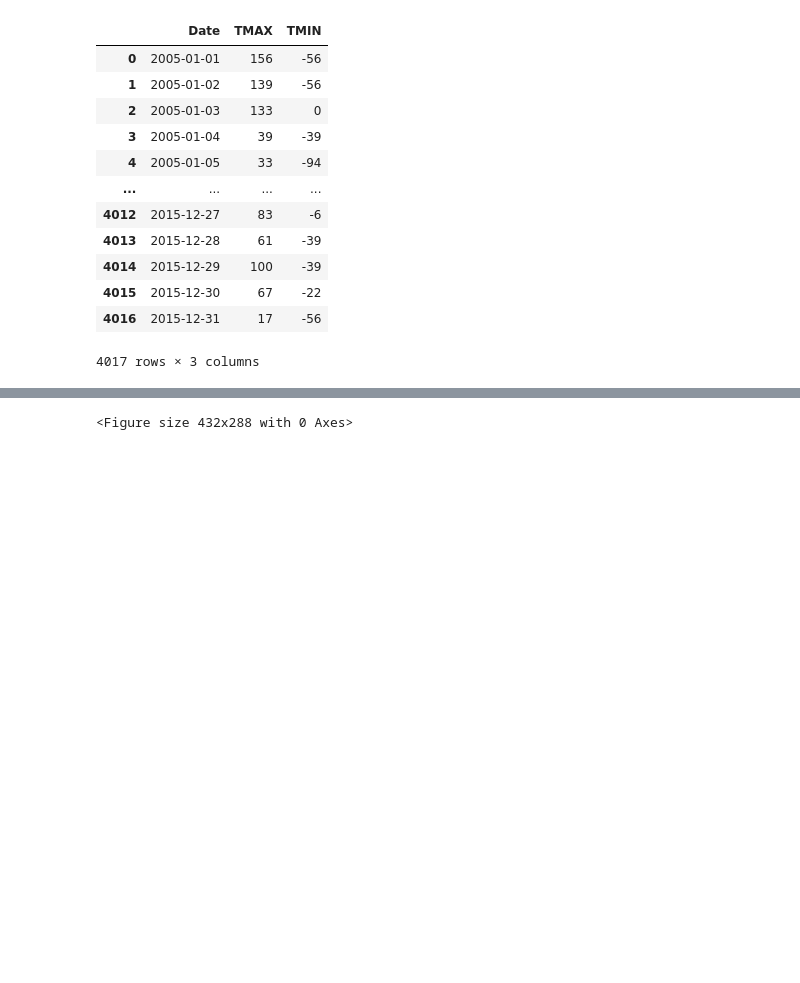
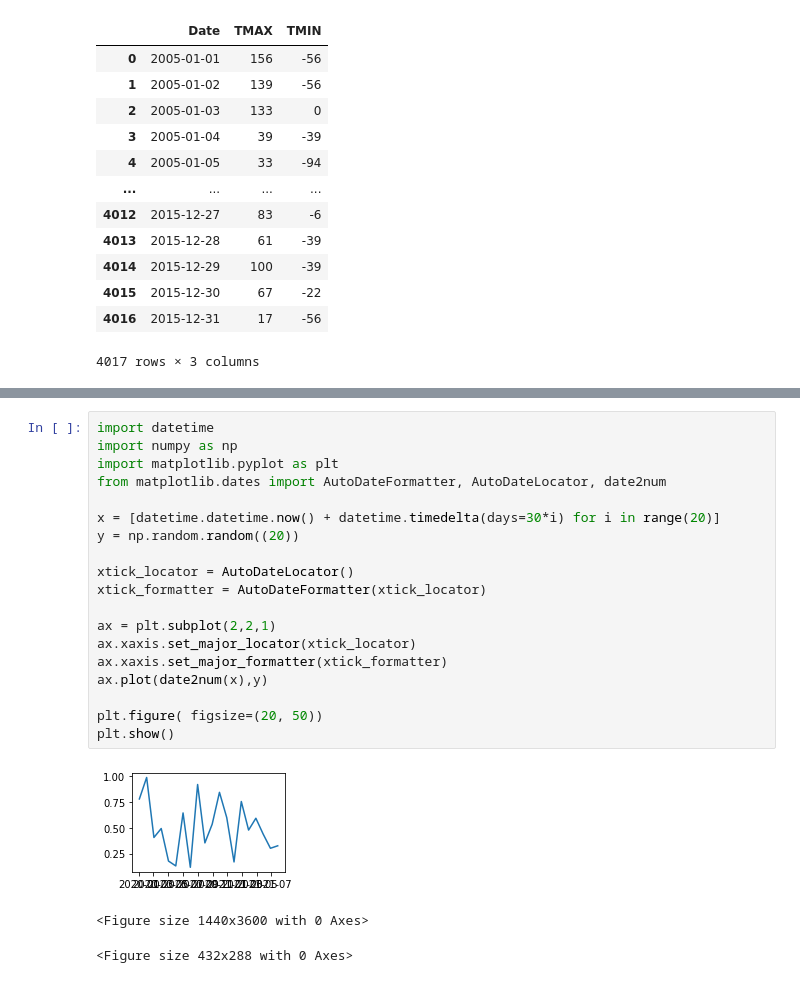
Before and after one commit to maab2198/applied_ds_python, a Jupyter notebook: Assignment2.ipynb, the cells around one changed output, grey strips where cells are left out. Drawn from its saved outputs; the diff is of its cells as text; blank space fills up the shorter version.

Commit message:
assignment 2 plot data for 2015

```diff
--- a/Assignment2.ipynb
+++ b/Assignment2.ipynb
@@ -212,3 +225,25 @@ plt.gca().fill_between(dates,
+# %%
+import datetime
+import numpy as np
+import matplotlib.pyplot as plt
+from matplotlib.dates import AutoDateFormatter, AutoDateLocator, date2num
+
+x = [datetime.datetime.now() + datetime.timedelta(days=30*i) for i in range(20)]
+y = np.random.random((20))
+
+xtick_locator = AutoDateLocator()
+xtick_formatter = AutoDateFormatter(xtick_locator)
+
+ax = plt.subplot(2,2,1)
+ax.xaxis.set_major_locator(xtick_locator)
+ax.xaxis.set_major_formatter(xtick_formatter)
+ax.plot(date2num(x),y)
+
+plt.figure( figsize=(20, 50))
+plt.show()
+# %% [output]
+[figure, added]
+<Figure size 1440x3600 with 0 Axes>
 # %%
 # %% [output]
 <Figure size 432x288 with 0 Axes>
```
Also changed, not shown: parts of 11 cells of this notebook.
